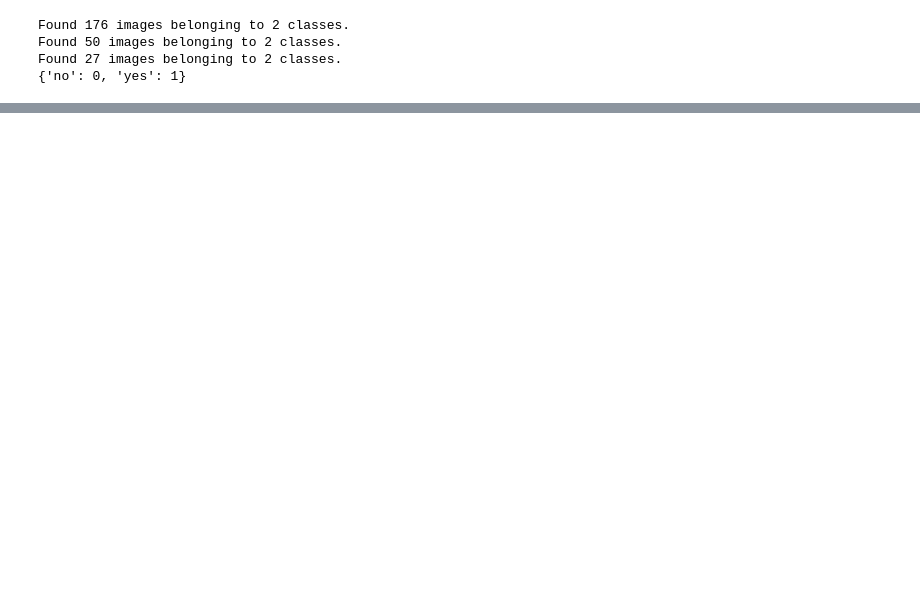
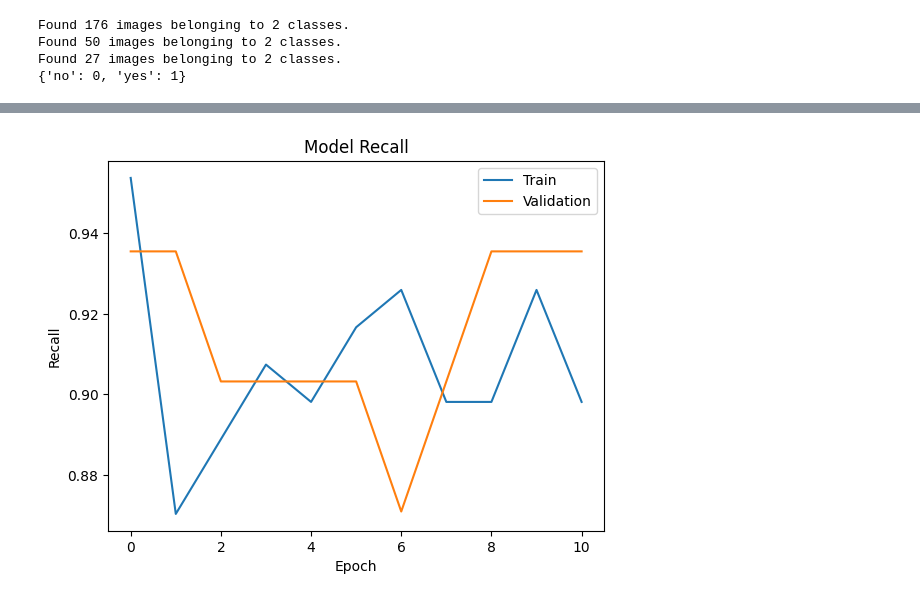
Before and after one commit to afrizalsebastian/brain-tumor-model, a Jupyter notebook: model.ipynb, the cells around one changed output, grey strips where cells are left out. Cells and saved outputs as stored; diff of their text form; code cells hidden in the pictures; blank space fills up the shorter version.

```diff
--- a/model.ipynb
+++ b/model.ipynb
@@ -443,0 +397,14 @@ plt.show()
+# %%
+# =========================================================
+# VISUALIZATION RECALL
+# =========================================================
+
+plt.plot(history.history['recall'])
+plt.plot(history.history['val_recall'])
+plt.title('Model Recall')
+plt.xlabel('Epoch')
+plt.ylabel('Recall')
+plt.legend(['Train', 'Validation'])
+plt.show()
+# %% [output]
+[figure, added]
```
Also changed, not shown: parts of 23 cells of this notebook, 3 other files.
